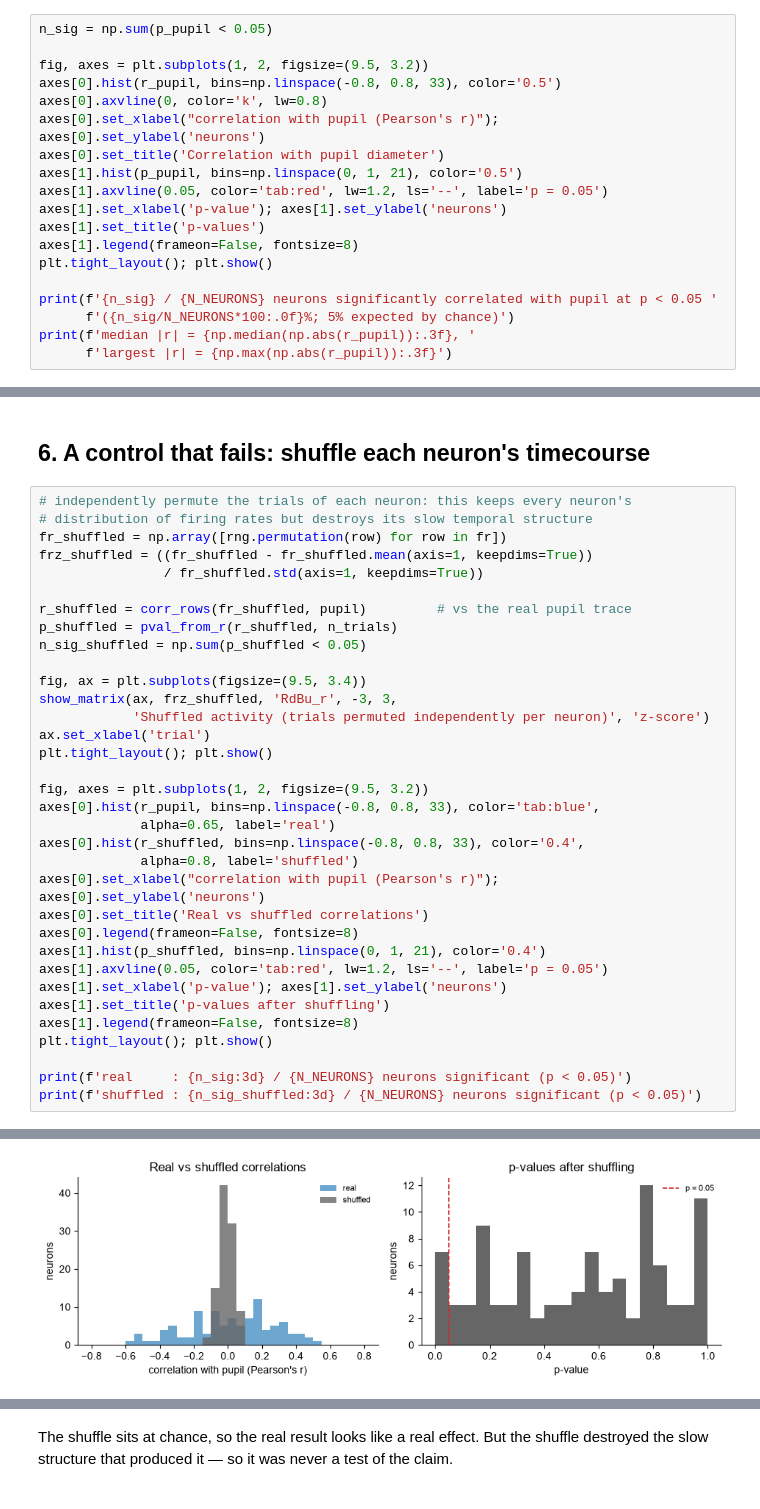
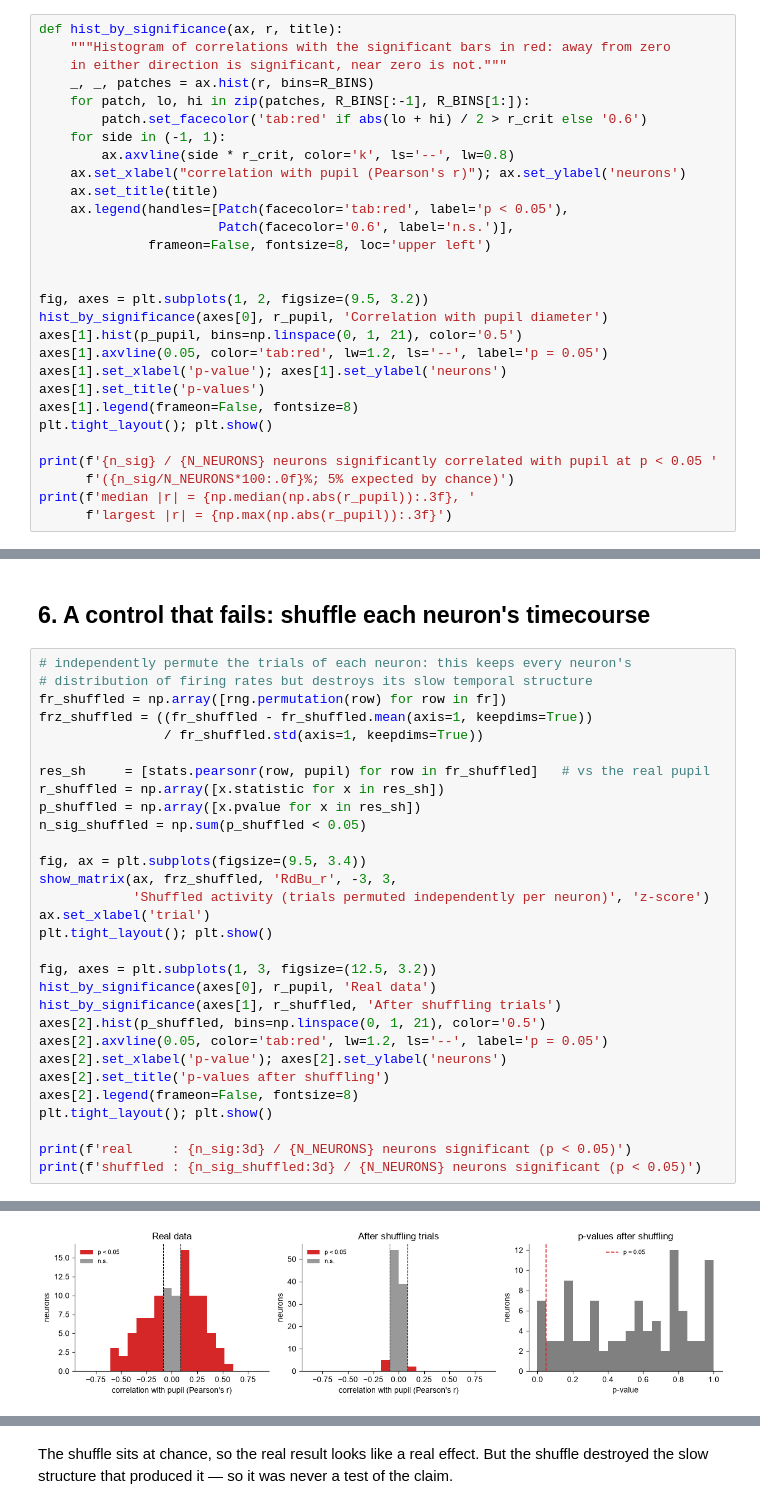
Before and after one commit to SteinmetzLab/GoodAnalysisPractice, a Jupyter notebook: nb4_walkthrough/notebook4_walkthrough.ipynb, the cells around one changed output, grey strips where cells are left out. Saved outputs shown, nothing was run; the diff lists cells and outputs as text.

```diff
--- a/nb4_walkthrough/notebook4_walkthrough.ipynb
+++ b/nb4_walkthrough/notebook4_walkthrough.ipynb
@@ -210,11 +267,21 @@ neuron 0  scipy: r = -0.1813, p = 3.77e-05
 # %%
-n_sig = np.sum(p_pupil < 0.05)
+def hist_by_significance(ax, r, title):
+    """Histogram of correlations with the significant bars in red: away from zero
+    in either direction is significant, near zero is not."""
+    _, _, patches = ax.hist(r, bins=R_BINS)
+    for patch, lo, hi in zip(patches, R_BINS[:-1], R_BINS[1:]):
+        patch.set_facecolor('tab:red' if abs(lo + hi) / 2 > r_crit else '0.6')
+    for side in (-1, 1):
+        ax.axvline(side * r_crit, color='k', ls='--', lw=0.8)
+    ax.set_xlabel("correlation with pupil (Pearson's r)"); ax.set_ylabel('neurons')
+    ax.set_title(title)
+    ax.legend(handles=[Patch(facecolor='tab:red', label='p < 0.05'),
+                       Patch(facecolor='0.6', label='n.s.')],
+              frameon=False, fontsize=8, loc='upper left')
+
 
 fig, axes = plt.subplots(1, 2, figsize=(9.5, 3.2))
-axes[0].hist(r_pupil, bins=np.linspace(-0.8, 0.8, 33), color='0.5')
-axes[0].axvline(0, color='k', lw=0.8)
-axes[0].set_xlabel("correlation with pupil (Pearson's r)"); axes[0].set_ylabel('neurons')
-axes[0].set_title('Correlation with pupil diameter')
+hist_by_significance(axes[0], r_pupil, 'Correlation with pupil diameter')
 axes[1].hist(p_pupil, bins=np.linspace(0, 1, 21), color='0.5')
 axes[1].axvline(0.05, color='tab:red', lw=1.2, ls='--', label='p = 0.05')
 axes[1].set_xlabel('p-value'); axes[1].set_ylabel('neurons')
@@ -294,41 +361,37 @@ plt.tight_layout()
 # %%
 # independently permute the trials of each neuron: this keeps every neuron's
 # distribution of firing rates but destroys its slow temporal structure
 fr_shuffled = np.array([rng.permutation(row) for row in fr])
 frz_shuffled = ((fr_shuffled - fr_shuffled.mean(axis=1, keepdims=True))
                 / fr_shuffled.std(axis=1, keepdims=True))
 
-r_shuffled = corr_rows(fr_shuffled, pupil)         # vs the real pupil trace
-p_shuffled = pval_from_r(r_shuffled, n_trials)
+res_sh     = [stats.pearsonr(row, pupil) for row in fr_shuffled]   # vs the real pupil
+r_shuffled = np.array([x.statistic for x in res_sh])
+p_shuffled = np.array([x.pvalue for x in res_sh])
 n_sig_shuffled = np.sum(p_shuffled < 0.05)
 
 fig, ax = plt.subplots(figsize=(9.5, 3.4))
 show_matrix(ax, frz_shuffled, 'RdBu_r', -3, 3,
             'Shuffled activity (trials permuted independently per neuron)', 'z-score')
 ax.set_xlabel('trial')
 plt.tight_layout(); plt.show()
 
-fig, axes = plt.subplots(1, 2, figsize=(9.5, 3.2))
-axes[0].hist(r_pupil, bins=np.linspace(-0.8, 0.8, 33), color='tab:blue',
-             alpha=0.65, label='real')
-axes[0].hist(r_shuffled, bins=np.linspace(-0.8, 0.8, 33), color='0.4',
-             alpha=0.8, label='shuffled')
-axes[0].set_xlabel("correlation with pupil (Pearson's r)"); axes[0].set_ylabel('neurons')
-axes[0].set_title('Real vs shuffled correlations')
-axes[0].legend(frameon=False, fontsize=8)
-axes[1].hist(p_shuffled, bins=np.linspace(0, 1, 21), color='0.4')
-axes[1].axvline(0.05, color='tab:red', lw=1.2, ls='--', label='p = 0.05')
-axes[1].set_xlabel('p-value'); axes[1].set_ylabel('neurons')
-axes[1].set_title('p-values after shuffling')
-axes[1].legend(frameon=False, fontsize=8)
+fig, axes = plt.subplots(1, 3, figsize=(12.5, 3.2))
+hist_by_significance(axes[0], r_pupil, 'Real data')
+hist_by_significance(axes[1], r_shuffled, 'After shuffling trials')
+axes[2].hist(p_shuffled, bins=np.linspace(0, 1, 21), color='0.5')
+axes[2].axvline(0.05, color='tab:red', lw=1.2, ls='--', label='p = 0.05')
+axes[2].set_xlabel('p-value'); axes[2].set_ylabel('neurons')
+axes[2].set_title('p-values after shuffling')
+axes[2].legend(frameon=False, fontsize=8)
 plt.tight_layout(); plt.show()
 
 print(f'real     : {n_sig:3d} / {N_NEURONS} neurons significant (p < 0.05)')
 print(f'shuffled : {n_sig_shuffled:3d} / {N_NEURONS} neurons significant (p < 0.05)')
 # %% [output]
 [figure]
 [figure]
-[figure, old version]
+[figure, new version]
 real     :  79 / 100 neurons significant (p < 0.05)
 shuffled :   7 / 100 neurons significant (p < 0.05)
 # %% [markdown]
```
Also changed, not shown: parts of 11 cells of this notebook, 2 other files.
